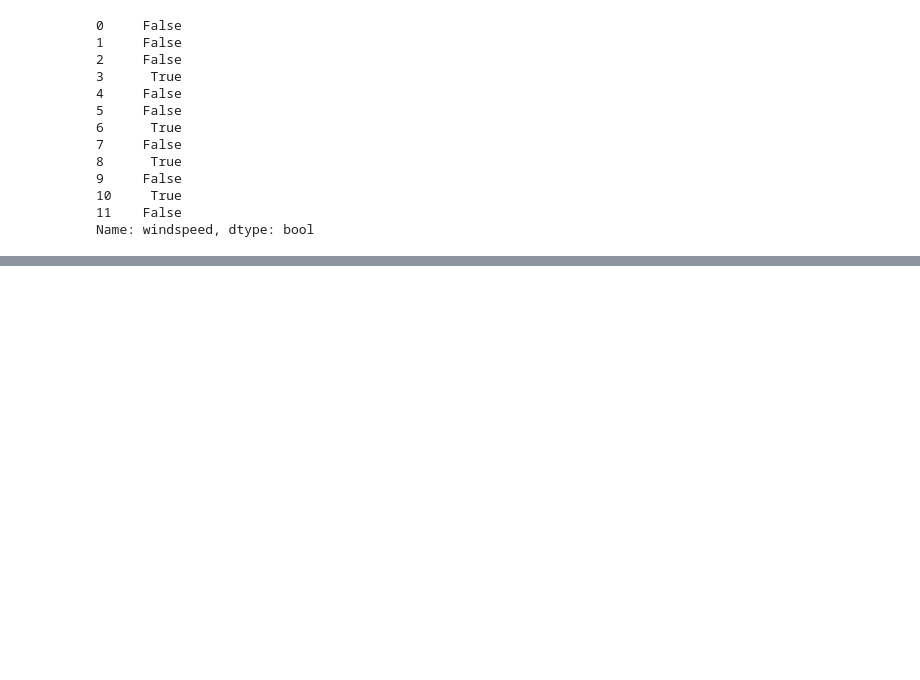
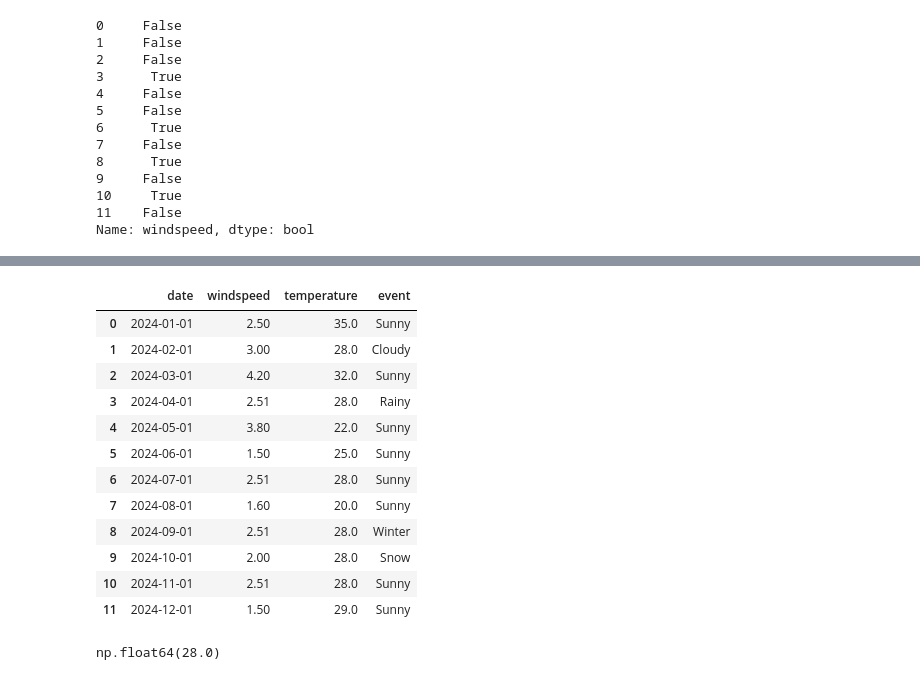
Before and after one commit to Gani25/python_weekdays_b1, a Jupyter notebook: pandas/4Handling_null/handling_null.ipynb, the cells around one changed output, grey strips where cells are left out. Cells and saved outputs as stored; diff of their text form; code cells hidden in the pictures; blank space fills up the shorter version.

```diff
--- a/pandas/4Handling_null/handling_null.ipynb
+++ b/pandas/4Handling_null/handling_null.ipynb
@@ -160,0 +235,26 @@ Name: windspeed, dtype: bool
+# %%
+df_weather.fillna(value=
+                 {
+                     "windspeed":df_weather.windspeed.mean().round(2),
+                     "temperature": df_weather.temperature.median(),
+                     "event":"Sunny"
+                 }
+                 )
+# %% [output]
+|  | date | windspeed | temperature | event |
+| 0 | 2024-01-01 | 2.50 | 35.0 | Sunny |
+| 1 | 2024-02-01 | 3.00 | 28.0 | Cloudy |
+| 2 | 2024-03-01 | 4.20 | 32.0 | Sunny |
+| 3 | 2024-04-01 | 2.51 | 28.0 | Rainy |
+| 4 | 2024-05-01 | 3.80 | 22.0 | Sunny |
+| 5 | 2024-06-01 | 1.50 | 25.0 | Sunny |
+| 6 | 2024-07-01 | 2.51 | 28.0 | Sunny |
+| 7 | 2024-08-01 | 1.60 | 20.0 | Sunny |
+| 8 | 2024-09-01 | 2.51 | 28.0 | Winter |
+| 9 | 2024-10-01 | 2.00 | 28.0 | Snow |
+| 10 | 2024-11-01 | 2.51 | 28.0 | Sunny |
+| 11 | 2024-12-01 | 1.50 | 29.0 | Sunny |
+# %%
+df_weather.temperature.median()
+# %% [output]
+np.float64(28.0)
```
Also changed, not shown: parts of 10 cells of this notebook.
